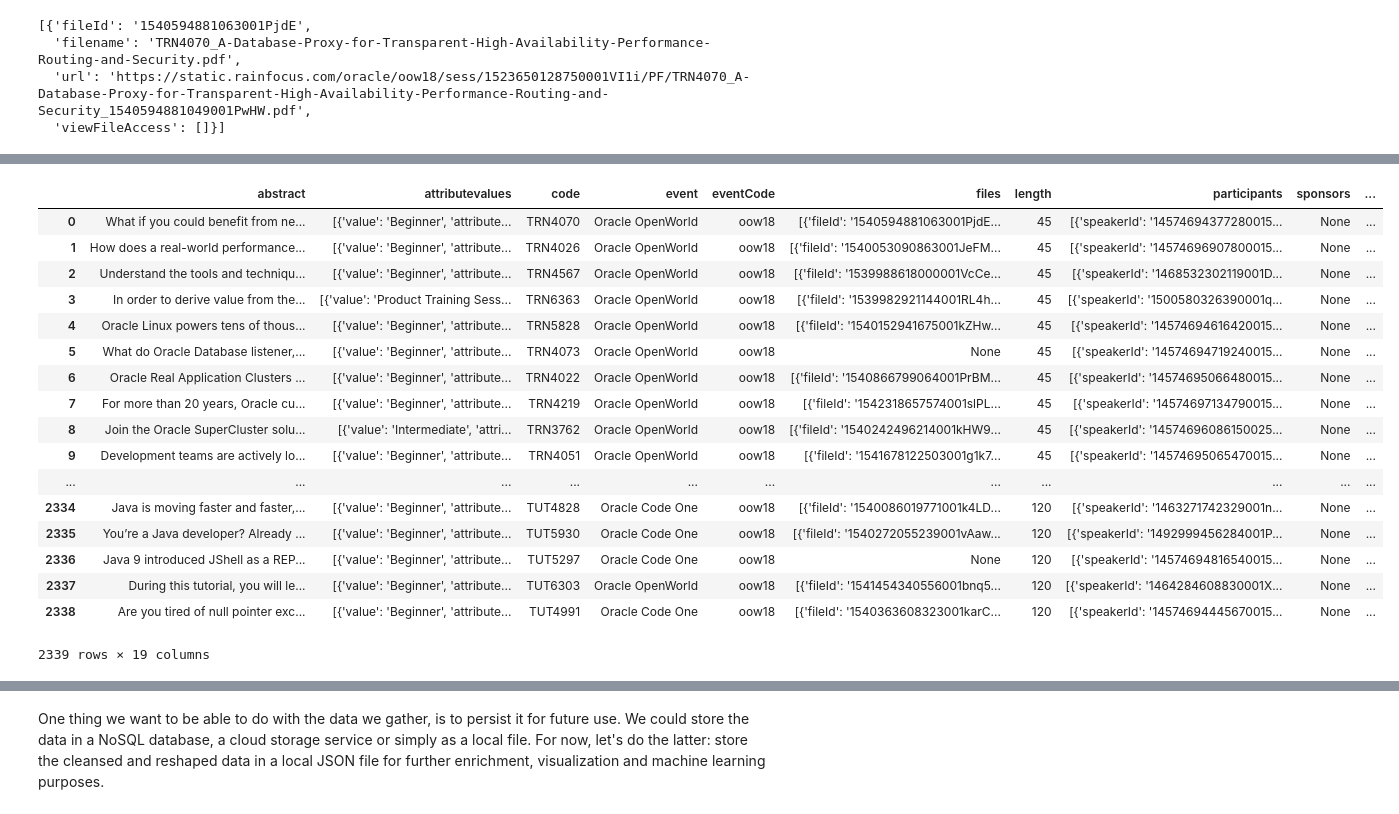
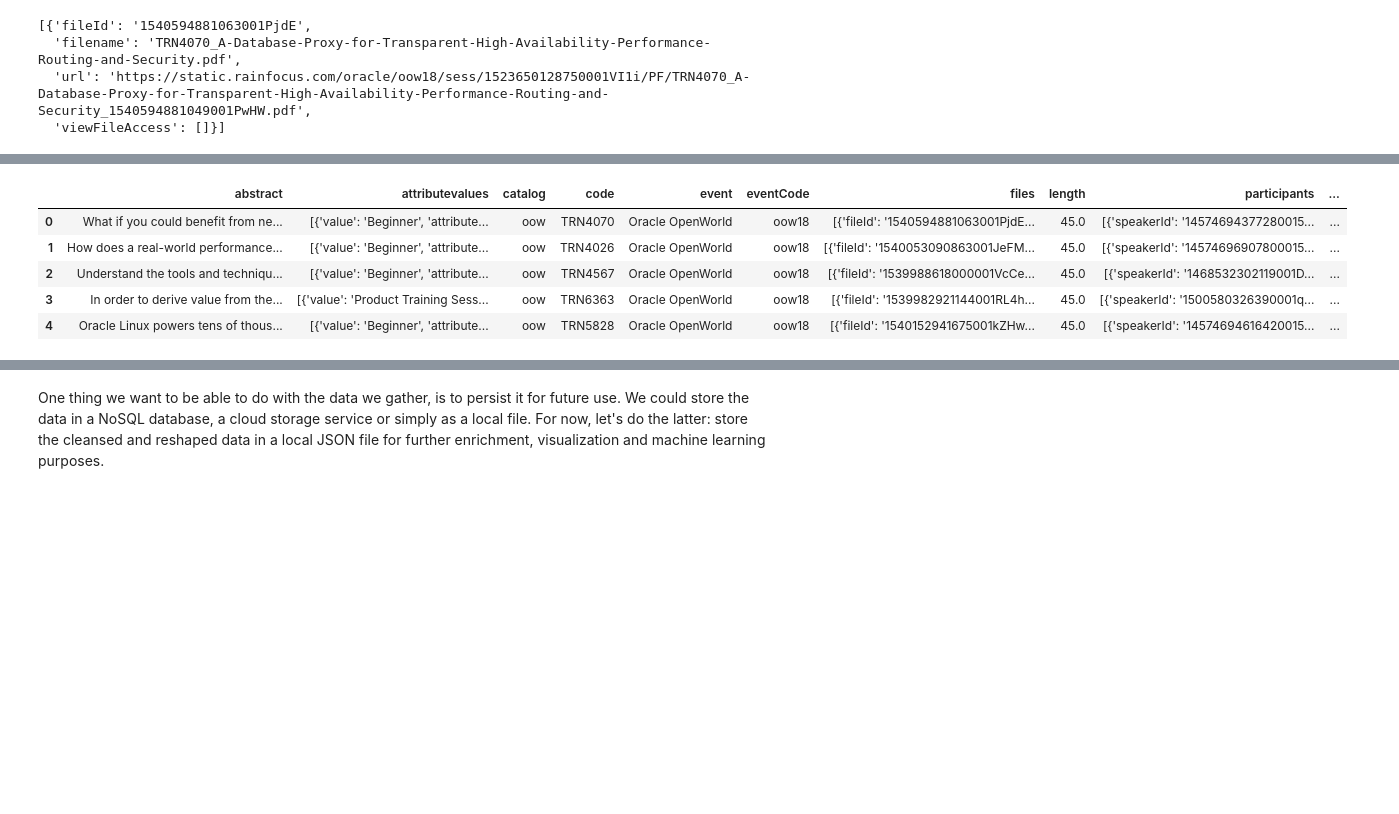
Before and after one commit to lucasjellema/Oracle-OpenWorld-CodeOne-2018-SessionCatalog, a Jupyter notebook: OOW2018 Session Catalog - Wrangling I - one single, refined, reshaped file.ipynb, the cells around one changed output, grey strips where cells are left out. Cells and saved outputs as stored; diff of their text form; code cells hidden in the pictures; blank space fills up the shorter version.

```diff
--- a/OOW2018 Session Catalog - Wrangling I - one single, refined, reshaped file.ipynb
+++ b/OOW2018 Session Catalog - Wrangling I - one single, refined, reshaped file.ipynb
@@ -7,10 +12,12 @@ This notebook describes how to explore and wrangle and enrich the data from thes
 # %%
+#read a single session data file and parse the JSON content into a Pandas Data Frame
 import pandas as pd
 import json
 
 #as a test, try to load data from one of the generated files
 ss = pd.read_json("oow2018-sessions_oow_TRN.json")
-ss
+ss = ss.assign(catalog='oow')
+ss.head(5)
 # %% [output]
 |  | abbreviation | abstract | allowDoubleBooking | attributevalues | code | codeParts | code_id | ... |
 | 0 | TRN4070 | What if you could benefit from ne... | 0 | [{'value': 'Beginner', 'attribute... | TRN4070 | {'alpha0': 'TRN', 'numeric1': '40... | trn4070 | ... |
@@ -33,7 +29,9 @@ ss
 # %%
 #as a test, try to load data from another file
 ss2 = pd.read_json("oow2018-sessions_codeone_TRN.json")
-ss2
+ss2 = ss2.assign(catalog='codeone')
+
+ss2.head(5)
 # %% [output]
 |  | abbreviation | abstract | allowDoubleBooking | attributevalues | code | codeParts | code_id | ... |
 | 0 | TRN4631 | This session takes a deep dive in... | 0 | [{'value': 'Beginner', 'attribute... | TRN4631 | {'alpha0': 'TRN', 'numeric1': '46... | trn4631 | ... |
@@ -98,8 +83,10 @@ sessionTypes =  {'BOF': '1518466139979001dQkv'
     , 'TUT': 'tutorial'
 #commented out because TRN is dealt with earlier on, 'TRN': '1518464344082001KHky'
 }
-#loop over all session types and read the correspionding files for both events codeone and oow
+#loop over all session types and read the corresponding files for both events codeone and oow
 for key,value in sessionTypes.items():
     ssoow = pd.read_json("oow2018-sessions_oow_{0}.json".format(key))
+    ssoow = ssoow.assign(catalog='oow')
     sscodeone = pd.read_json("oow2018-sessions_codeone_{0}.json".format(key))
+    sscodeone = sscodeone.assign(catalog='codeone')
     ss = pd.concat([ss,ssoow,sscodeone],  ignore_index=True)
@@ -268,29 +305,17 @@ def speaker_designation(session, designation):
 # %%
 #set flags for designations
 designations = ['JavaOne Rockstar', 'Oracle ACE Director', 'Oracle Java Champion', 'Groundbreaker Ambassador']
 for d in designations:
    ss[d] = ss.apply(speaker_designation, args=(d,), axis=1)
 
-ss
+ss.head(5)
 # %% [output]
-|  | abstract | attributevalues | code | event | eventCode | files | length | participants | sponsors | ... |
-| 0 | What if you could benefit from ne... | [{'value': 'Beginner', 'attribute... | TRN4070 | Oracle OpenWorld | oow18 | [{'fileId': '1540594881063001PjdE... | 45 | [{'speakerId': '14574694377280015... | None | ... |
-| 1 | How does a real-world performance... | [{'value': 'Beginner', 'attribute... | TRN4026 | Oracle OpenWorld | oow18 | [{'fileId': '1540053090863001JeFM... | 45 | [{'speakerId': '14574696907800015... | None | ... |
-| 2 | Understand the tools and techniqu... | [{'value': 'Beginner', 'attribute... | TRN4567 | Oracle OpenWorld | oow18 | [{'fileId': '1539988618000001VcCe... | 45 | [{'speakerId': '1468532302119001D... | None | ... |
-| 3 | In order to derive value from the... | [{'value': 'Product Training Sess... | TRN6363 | Oracle OpenWorld | oow18 | [{'fileId': '1539982921144001RL4h... | 45 | [{'speakerId': '1500580326390001q... | None | ... |
-| 4 | Oracle Linux powers tens of thous... | [{'value': 'Beginner', 'attribute... | TRN5828 | Oracle OpenWorld | oow18 | [{'fileId': '1540152941675001kZHw... | 45 | [{'speakerId': '14574694616420015... | None | ... |
-| 5 | What do Oracle Database listener,... | [{'value': 'Beginner', 'attribute... | TRN4073 | Oracle OpenWorld | oow18 | None | 45 | [{'speakerId': '14574694719240015... | None | ... |
-| 6 | Oracle Real Application Clusters ... | [{'value': 'Beginner', 'attribute... | TRN4022 | Oracle OpenWorld | oow18 | [{'fileId': '1540866799064001PrBM... | 45 | [{'speakerId': '14574695066480015... | None | ... |
-| 7 | For more than 20 years, Oracle cu... | [{'value': 'Beginner', 'attribute... | TRN4219 | Oracle OpenWorld | oow18 | [{'fileId': '1542318657574001slPL... | 45 | [{'speakerId': '14574697134790015... | None | ... |
-| 8 | Join the Oracle SuperCluster solu... | [{'value': 'Intermediate', 'attri... | TRN3762 | Oracle OpenWorld | oow18 | [{'fileId': '1540242496214001kHW9... | 45 | [{'speakerId': '14574696086150025... | None | ... |
-| 9 | Development teams are actively lo... | [{'value': 'Beginner', 'attribute... | TRN4051 | Oracle OpenWorld | oow18 | [{'fileId': '1541678122503001g1k7... | 45 | [{'speakerId': '14574695065470015... | None | ... |
-| ... | ... | ... | ... | ... | ... | ... | ... | ... | ... | ... |
-| 2334 | Java is moving faster and faster,... | [{'value': 'Beginner', 'attribute... | TUT4828 | Oracle Code One | oow18 | [{'fileId': '1540086019771001k4LD... | 120 | [{'speakerId': '1463271742329001n... | None | ... |
-| 2335 | You’re a Java developer? Already ... | [{'value': 'Beginner', 'attribute... | TUT5930 | Oracle Code One | oow18 | [{'fileId': '1540272055239001vAaw... | 120 | [{'speakerId': '1492999456284001P... | None | ... |
-| 2336 | Java 9 introduced JShell as a REP... | [{'value': 'Beginner', 'attribute... | TUT5297 | Oracle Code One | oow18 | None | 120 | [{'speakerId': '14574694816540015... | None | ... |
-| 2337 | During this tutorial, you will le... | [{'value': 'Beginner', 'attribute... | TUT6303 | Oracle OpenWorld | oow18 | [{'fileId': '1541454340556001bnq5... | 120 | [{'speakerId': '1464284608830001X... | None | ... |
-| 2338 | Are you tired of null pointer exc... | [{'value': 'Beginner', 'attribute... | TUT4991 | Oracle Code One | oow18 | [{'fileId': '1540363608323001karC... | 120 | [{'speakerId': '14574694445670015... | None | ... |
+|  | abstract | attributevalues | catalog | code | event | eventCode | files | length | participants | ... |
+| 0 | What if you could benefit from ne... | [{'value': 'Beginner', 'attribute... | oow | TRN4070 | Oracle OpenWorld | oow18 | [{'fileId': '1540594881063001PjdE... | 45.0 | [{'speakerId': '14574694377280015... | ... |
+| 1 | How does a real-world performance... | [{'value': 'Beginner', 'attribute... | oow | TRN4026 | Oracle OpenWorld | oow18 | [{'fileId': '1540053090863001JeFM... | 45.0 | [{'speakerId': '14574696907800015... | ... |
+| 2 | Understand the tools and techniqu... | [{'value': 'Beginner', 'attribute... | oow | TRN4567 | Oracle OpenWorld | oow18 | [{'fileId': '1539988618000001VcCe... | 45.0 | [{'speakerId': '1468532302119001D... | ... |
+| 3 | In order to derive value from the... | [{'value': 'Product Training Sess... | oow | TRN6363 | Oracle OpenWorld | oow18 | [{'fileId': '1539982921144001RL4h... | 45.0 | [{'speakerId': '1500580326390001q... | ... |
+| 4 | Oracle Linux powers tens of thous... | [{'value': 'Beginner', 'attribute... | oow | TRN5828 | Oracle OpenWorld | oow18 | [{'fileId': '1540152941675001kZHw... | 45.0 | [{'speakerId': '14574694616420015... | ... |
-2339 rows × 19 columns
 # %%
 #function to derive level flag for a session
 def session_level(session, level):
```
Also changed, not shown: parts of 35 cells of this notebook, 1 other file.
